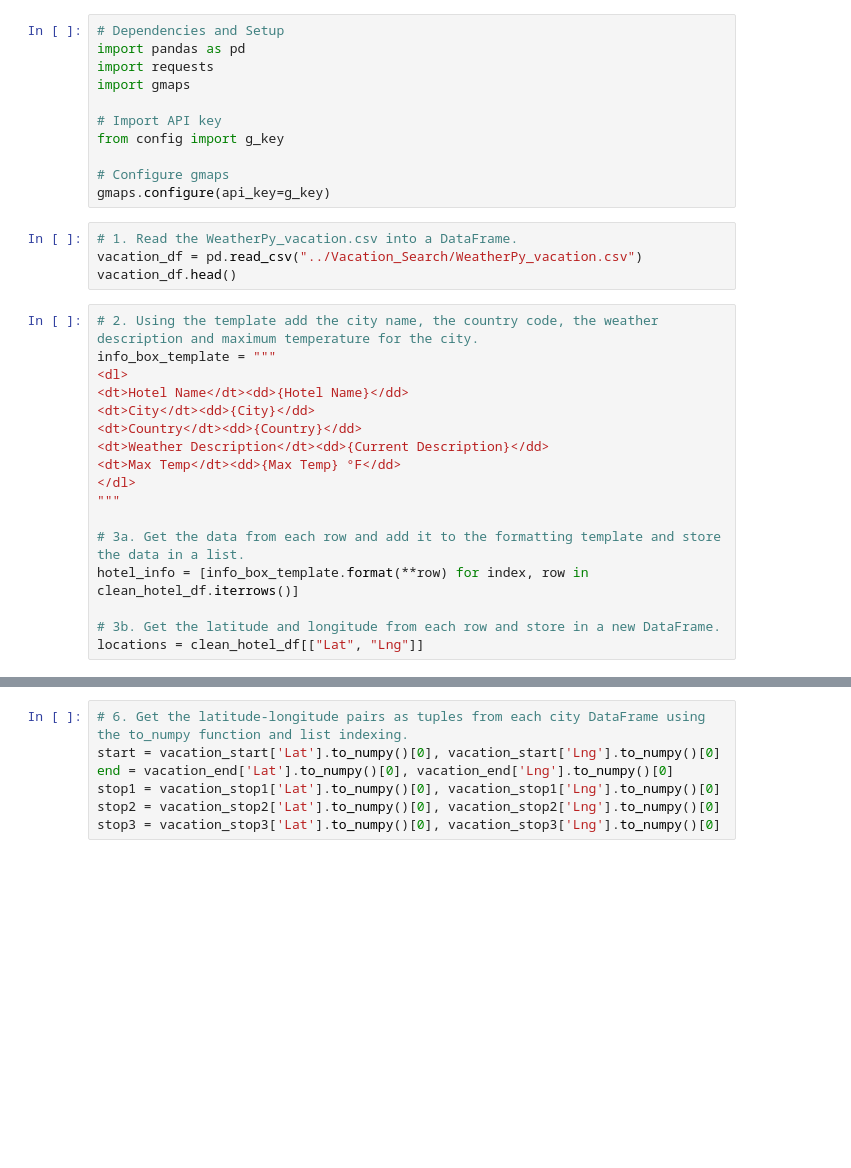
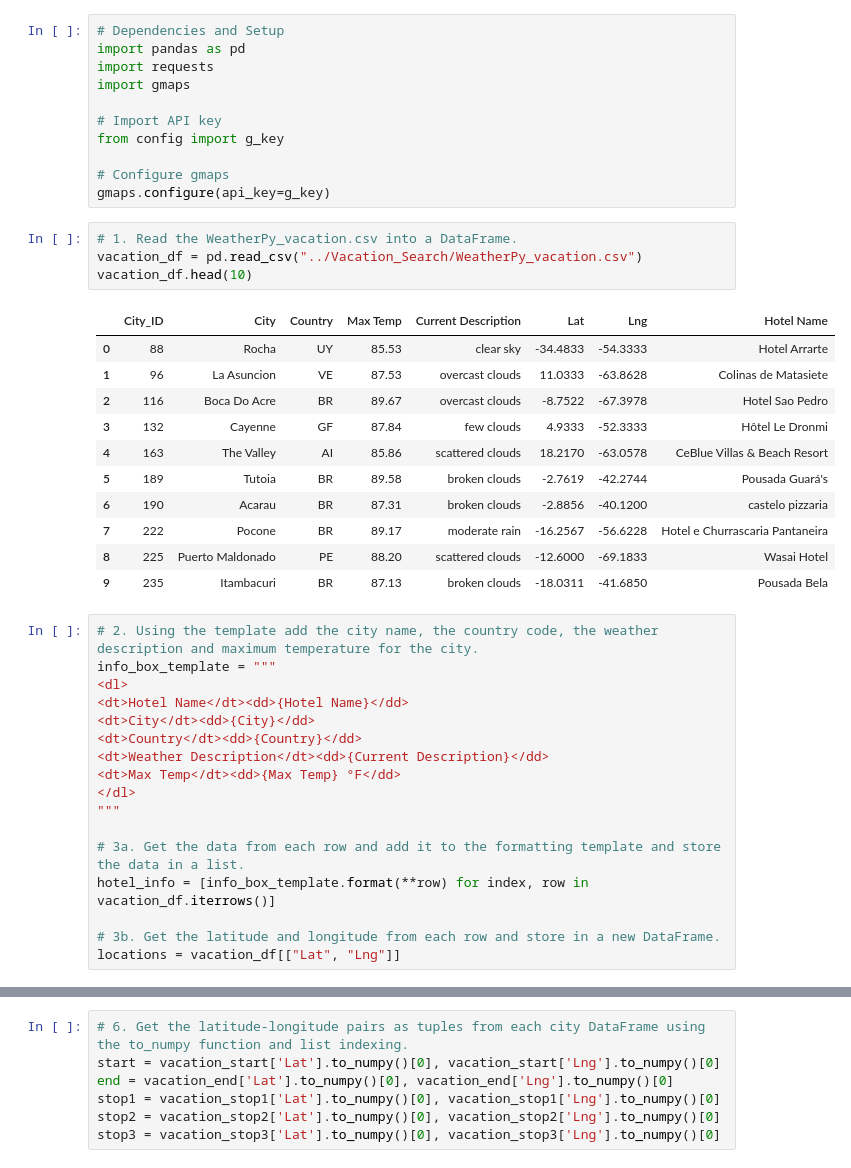
Before and after one commit to Itgotworse26/PlanMyTrip, a Jupyter notebook: Vacation_Itinerary/Vacation_Itinerary.ipynb, the cells around one changed output, grey strips where cells are left out. Saved outputs shown, nothing was run; the diff lists cells and outputs as text; blank space fills up the shorter version.

Commit message:
Add code before changing repo name

```diff
--- a/Vacation_Itinerary/Vacation_Itinerary.ipynb
+++ b/Vacation_Itinerary/Vacation_Itinerary.ipynb
@@ -14,7 +14,19 @@ gmaps.configure(api_key=g_key)
 # %%
 # 1. Read the WeatherPy_vacation.csv into a DataFrame.
 vacation_df = pd.read_csv("../Vacation_Search/WeatherPy_vacation.csv")
-vacation_df.head()
+vacation_df.head(10)
+# %% [output]
+|  | City_ID | City | Country | Max Temp | Current Description | Lat | Lng | Hotel Name |
+| 0 | 88 | Rocha | UY | 85.53 | clear sky | -34.4833 | -54.3333 | Hotel Arrarte |
+| 1 | 96 | La Asuncion | VE | 87.53 | overcast clouds | 11.0333 | -63.8628 | Colinas de Matasiete |
+| 2 | 116 | Boca Do Acre | BR | 89.67 | overcast clouds | -8.7522 | -67.3978 | Hotel Sao Pedro |
+| 3 | 132 | Cayenne | GF | 87.84 | few clouds | 4.9333 | -52.3333 | Hôtel Le Dronmi |
+| 4 | 163 | The Valley | AI | 85.86 | scattered clouds | 18.2170 | -63.0578 | CeBlue Villas & Beach Resort |
+| 5 | 189 | Tutoia | BR | 89.58 | broken clouds | -2.7619 | -42.2744 | Pousada Guará's |
+| 6 | 190 | Acarau | BR | 87.31 | broken clouds | -2.8856 | -40.1200 | castelo pizzaria |
+| 7 | 222 | Pocone | BR | 89.17 | moderate rain | -16.2567 | -56.6228 | Hotel e Churrascaria Pantaneira |
+| 8 | 225 | Puerto Maldonado | PE | 88.20 | scattered clouds | -12.6000 | -69.1833 | Wasai Hotel |
+| 9 | 235 | Itambacuri | BR | 87.13 | broken clouds | -18.0311 | -41.6850 | Pousada Bela |
 # %%
 # 2. Using the template add the city name, the country code, the weather description and maximum temperature for the city.
 info_box_template = """
@@ -28,10 +40,10 @@ info_box_template = """
 """
 
 # 3a. Get the data from each row and add it to the formatting template and store the data in a list.
-hotel_info = [info_box_template.format(**row) for index, row in clean_hotel_df.iterrows()]
+hotel_info = [info_box_template.format(**row) for index, row in vacation_df.iterrows()]
 
 # 3b. Get the latitude and longitude from each row and store in a new DataFrame.
-locations = clean_hotel_df[["Lat", "Lng"]]
+locations = vacation_df[["Lat", "Lng"]]
 # %%
 # 4a. Add a marker layer for each city to the map.
 max_temp = vacation_df["Max Temp"]
```
Also changed, not shown: parts of 2 cells of this notebook, 5 other files.
